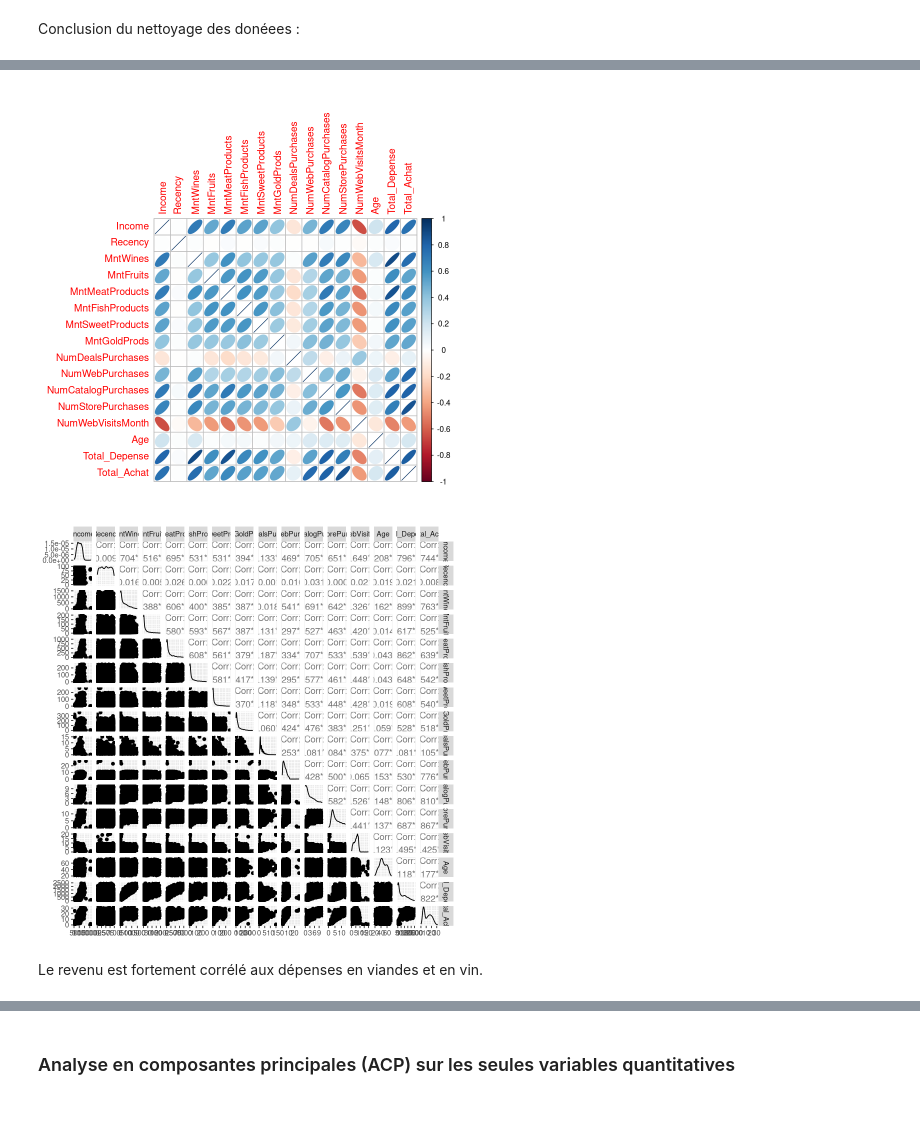
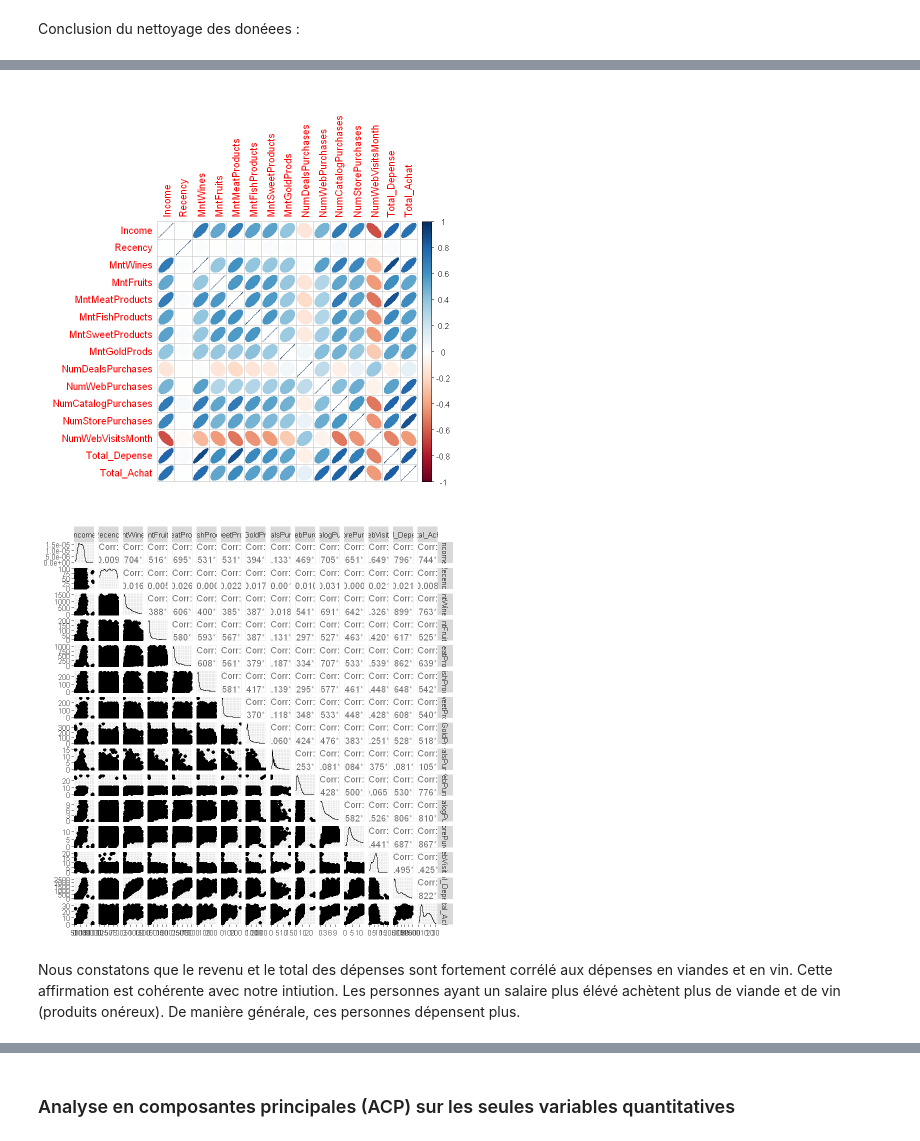
Before and after one commit to Emaglp/Data_Analysis, a Jupyter notebook: JL_R_.ipynb, the cells around one changed output, grey strips where cells are left out. Drawn from its saved outputs; the diff is of its cells as text; code cells hidden in the pictures; blank space fills up the shorter version.

```diff
--- a/JL_R_.ipynb
+++ b/JL_R_.ipynb
@@ -457,9 +428,9 @@ faut peut etre normaliser tout ca avant de faire des matrices de correlation
 # %%
-corrplot(cor(data_clean[, c(4,6:17,25,29:30)]),method="ellipse")
-ggpairs(data_clean[, c( 4,6:17,25,29:30)])
-#on fait la matrice de corrélation
+col_quanti<-data_clean[, sapply(data_clean, is.numeric) & colnames(data_clean) != "ID"]
+corrplot(cor(col_quanti), method = "ellipse")
+ggpairs(col_quanti)
 # %% [output]
-[figure, old version]
+[figure, new version]
-[figure, old version]
+[figure, new version]
 # %% [markdown]
-Le revenu est fortement corrélé aux dépenses en viandes et en vin.
+Nous constatons que le revenu et le total des dépenses sont fortement corrélé aux dépenses en viandes et en vin. Cette affirmation est cohérente avec notre intiution. Les personnes ayant un salaire plus élévé achètent plus de viande et de vin (produits onéreux). De manière générale, ces personnes dépensent plus.
```
Also changed, not shown: parts of 24 cells of this notebook.
